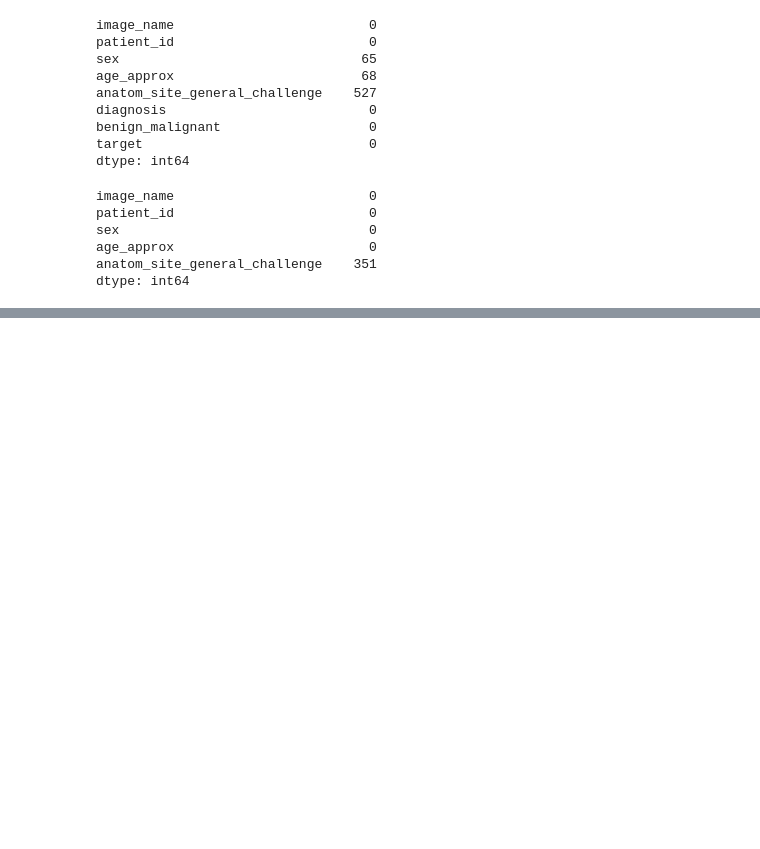
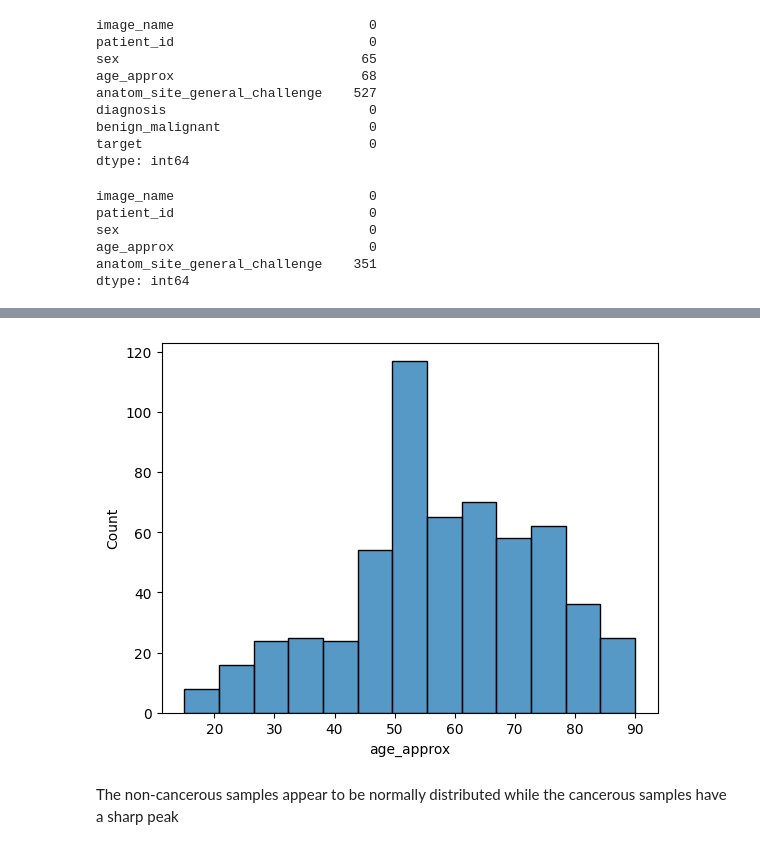
Before and after one commit to lindsaystrong7/6600_Final_Project, a Jupyter notebook: eda.ipynb, the cells around one changed output, grey strips where cells are left out. Cells and saved outputs as stored; diff of their text form; code cells hidden in the pictures; blank space fills up the shorter version.

```diff
--- a/eda.ipynb
+++ b/eda.ipynb
@@ -204,0 +274,7 @@ dtype: int64
+# %%
+sns.histplot(data=train_data[train_data['benign_malignant'] == 'malignant'], x='age_approx')
+plt.show()
+# %% [output]
+[figure, added]
+# %% [markdown]
+The non-cancerous samples appear to be normally distributed while the cancerous samples have a sharp peak
```
Also changed, not shown: parts of 9 cells of this notebook.
